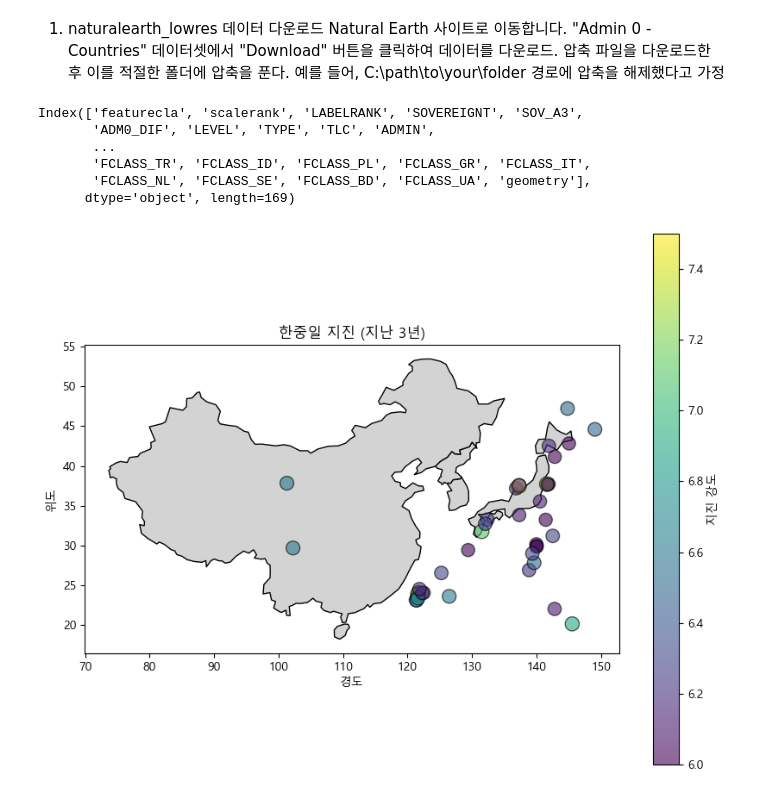
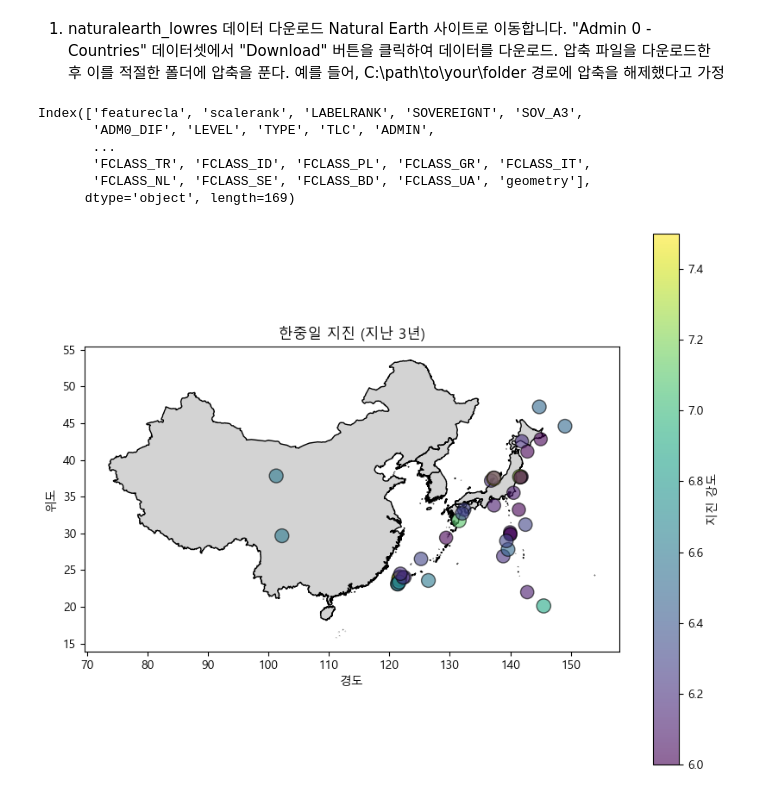
Before and after one commit to chanheeYun/K8_Python, a Jupyter notebook: Practice/ch17/실습17_1_API사용데이터시각화.ipynb, the cells around one changed output. Saved outputs shown, nothing was run; the diff lists cells and outputs as text; code cells hidden in the pictures.

Commit message:
visualization

```diff
--- a/Practice/ch17/실습17_1_API사용데이터시각화.ipynb
+++ b/Practice/ch17/실습17_1_API사용데이터시각화.ipynb
@@ -402,7 +398,7 @@ if response.status_code == 200:
         magnitudes.append(magnitude)
 
     # 5. 지도 시각화를 위한 GeoPandas 세계 지도 불러오기
-    file_path = r'D:\path\to\your\folder\ne_110m_admin_0_countries\ne_110m_admin_0_countries.shp'  # Update the path
+    file_path = r'.\ne_10m_admin_0_countries\ne_10m_admin_0_countries.shp'  # Update the path
 
     # 6. Shapefile 불러오기
     world = gpd.read_file(file_path)
@@ -416,31 +412,31 @@ if response.status_code == 200:
 
     # 8. 지도 시각화
     ax = filtered_world.plot(color='lightgray', edgecolor='black', figsize=(10, 8))
 
     # 9. 지진 데이터 시각화 (강도를 반영한 점 크기 설정)
     scatter = ax.scatter(
         lons, lats, c=magnitudes, cmap='viridis', s=[mag * 20 for mag in magnitudes], alpha=0.6, edgecolors="black"
     )
 
     # 10. 색상바 추가 (지진 강도에 따른 색상)
     cbar = plt.colorbar(scatter, ax=ax)
     cbar.set_label('지진 강도')
 
     # 11. 그래프 타이틀 및 설정
     plt.title("한중일 지진 (지난 3년)")
     plt.xlabel("경도")
     plt.ylabel("위도")
 
     # 12. 그래프 출력
     plt.show()
 
 else:
     print(f"Failed to retrieve data. Status code: {response.status_code}")
 # %% [output]
 Index(['featurecla', 'scalerank', 'LABELRANK', 'SOVEREIGNT', 'SOV_A3',
        'ADM0_DIF', 'LEVEL', 'TYPE', 'TLC', 'ADMIN',
        ...
        'FCLASS_TR', 'FCLASS_ID', 'FCLASS_PL', 'FCLASS_GR', 'FCLASS_IT',
        'FCLASS_NL', 'FCLASS_SE', 'FCLASS_BD', 'FCLASS_UA', 'geometry'],
       dtype='object', length=169)
-[figure, old version]
+[figure, new version]
```
Also changed, not shown: parts of 6 cells of this notebook, 7 other files.
